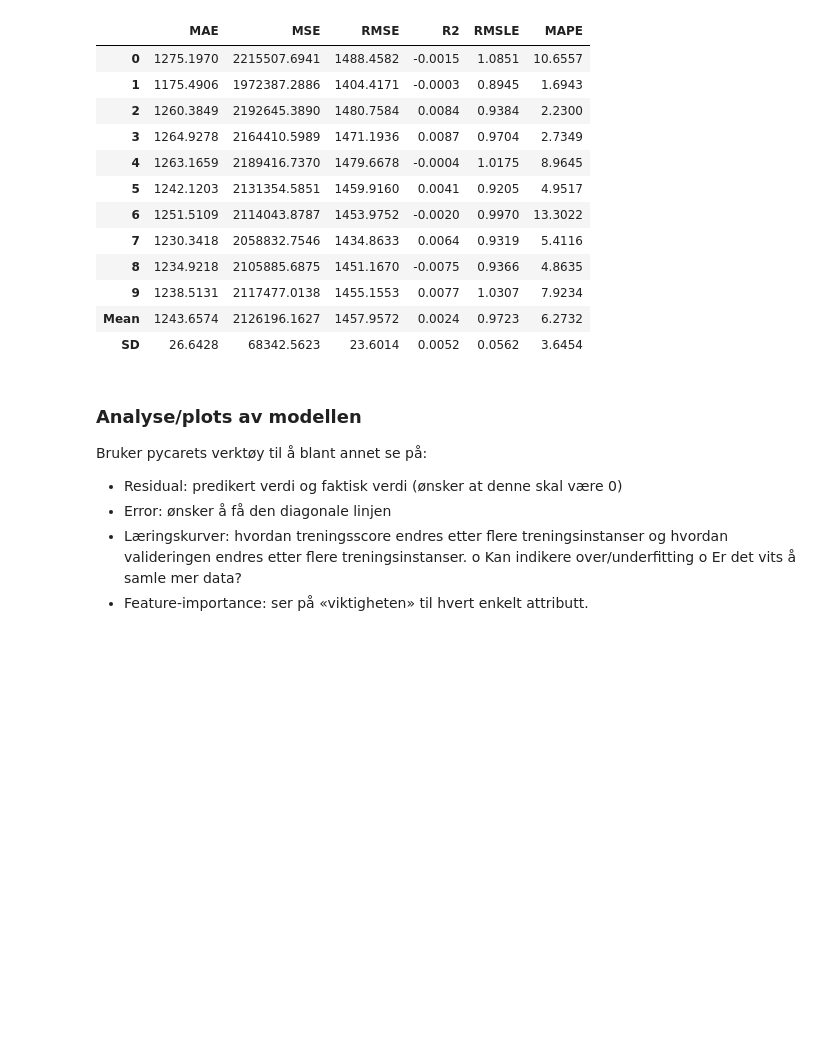
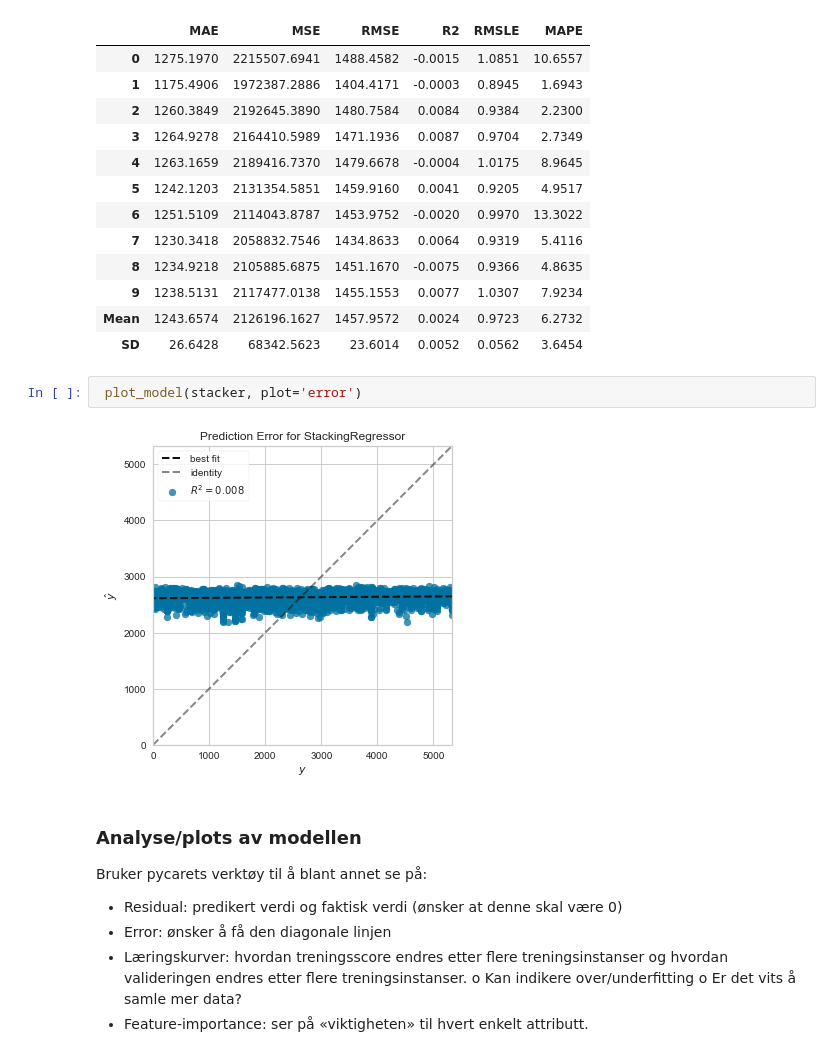
Before and after one commit to h577870/DAT158_ML2, a Jupyter notebook: Customer-revenue-prediction.ipynb, the cells around one changed output. Saved outputs shown, nothing was run; the diff lists cells and outputs as text; blank space fills up the shorter version.

Commit message:
lagt til plot

```diff
--- a/Customer-revenue-prediction.ipynb
+++ b/Customer-revenue-prediction.ipynb
@@ -498,6 +498,10 @@ stacker = stack_models(estimator_list = [tuned_lasso, model_svm, tuned_ada, tune
 | 9 | 1238.5131 | 2117477.0138 | 1455.1553 | 0.0077 | 1.0307 | 7.9234 |
 | Mean | 1243.6574 | 2126196.1627 | 1457.9572 | 0.0024 | 0.9723 | 6.2732 |
 | SD | 26.6428 | 68342.5623 | 23.6014 | 0.0052 | 0.0562 | 3.6454 |
+# %%
+ plot_model(stacker, plot='error')
+# %% [output]
+[figure, added]
 # %% [markdown]
 ### Analyse/plots av modellen
 Bruker pycarets verktøy til å blant annet se på:
```
